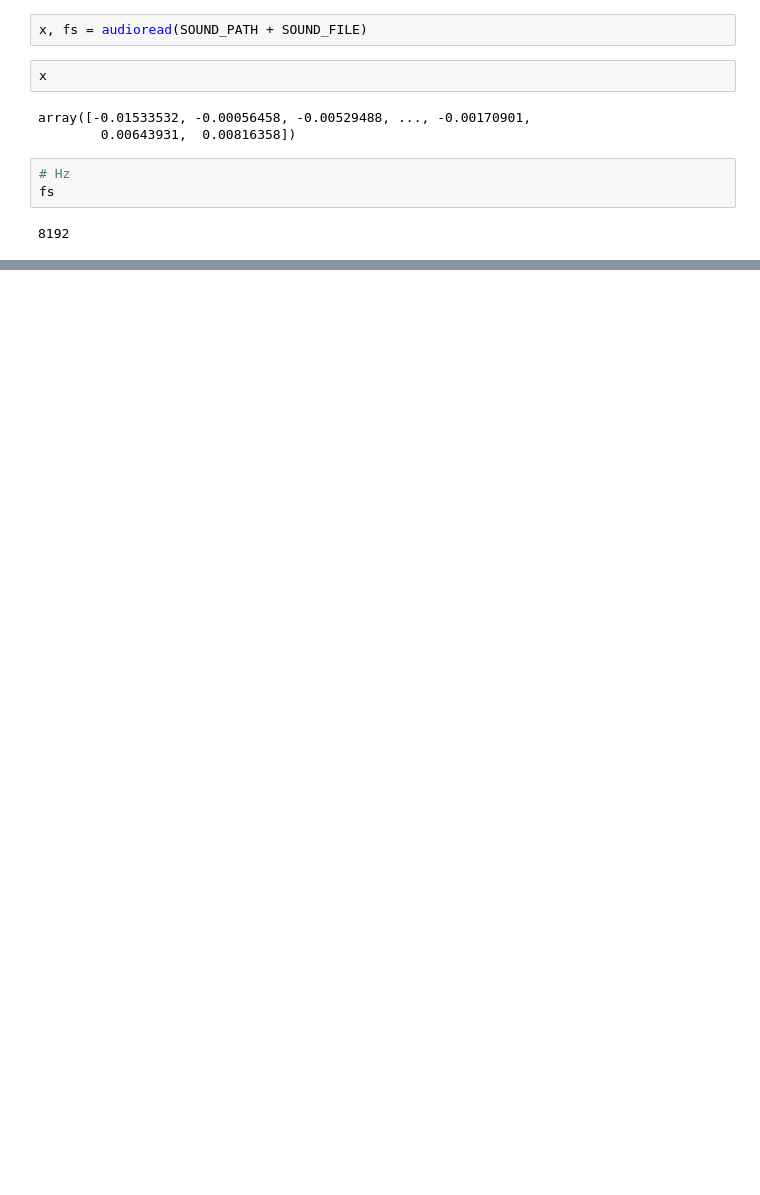
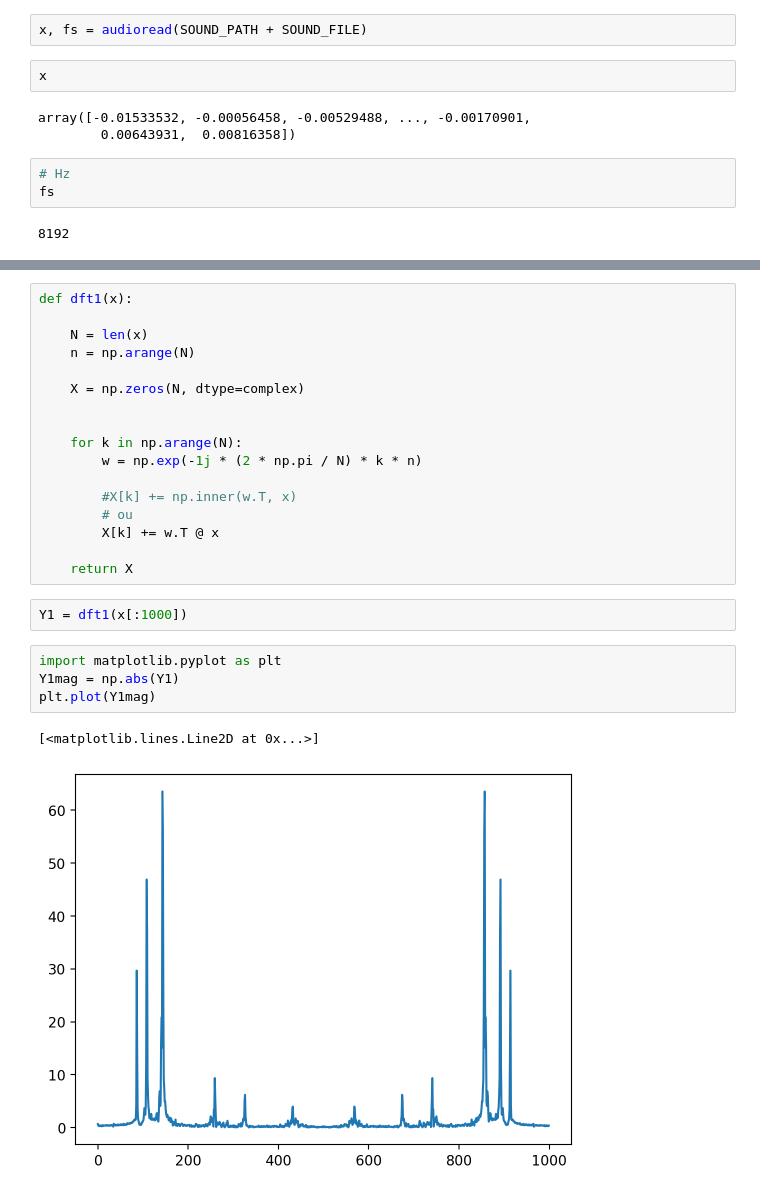
Before and after one commit to LisandraMoura/PDSI, a Jupyter notebook: ExperimentoAudio.ipynb, the cells around one changed output, grey strips where cells are left out. Saved outputs shown, nothing was run; the diff lists cells and outputs as text; blank space fills up the shorter version.

```diff
--- a/ExperimentoAudio.ipynb
+++ b/ExperimentoAudio.ipynb
@@ -26,0 +58,26 @@ play(x, fs/10)
+# %%
+def dft1(x):
+
+    N = len(x)
+    n = np.arange(N)
+
+    X = np.zeros(N, dtype=complex)
+
+
+    for k in np.arange(N):
+        w = np.exp(-1j * (2 * np.pi / N) * k * n)
+
+        #X[k] += np.inner(w.T, x)
+        # ou
+        X[k] += w.T @ x
+
+    return X
+# %%
+Y1 = dft1(x[:1000])
+# %%
+import matplotlib.pyplot as plt
+Y1mag = np.abs(Y1)
+plt.plot(Y1mag)
+# %% [output]
+[<matplotlib.lines.Line2D at 0x...>]
+[figure, added]
```
Also changed, not shown: parts of 9 cells of this notebook, 8 other files.
